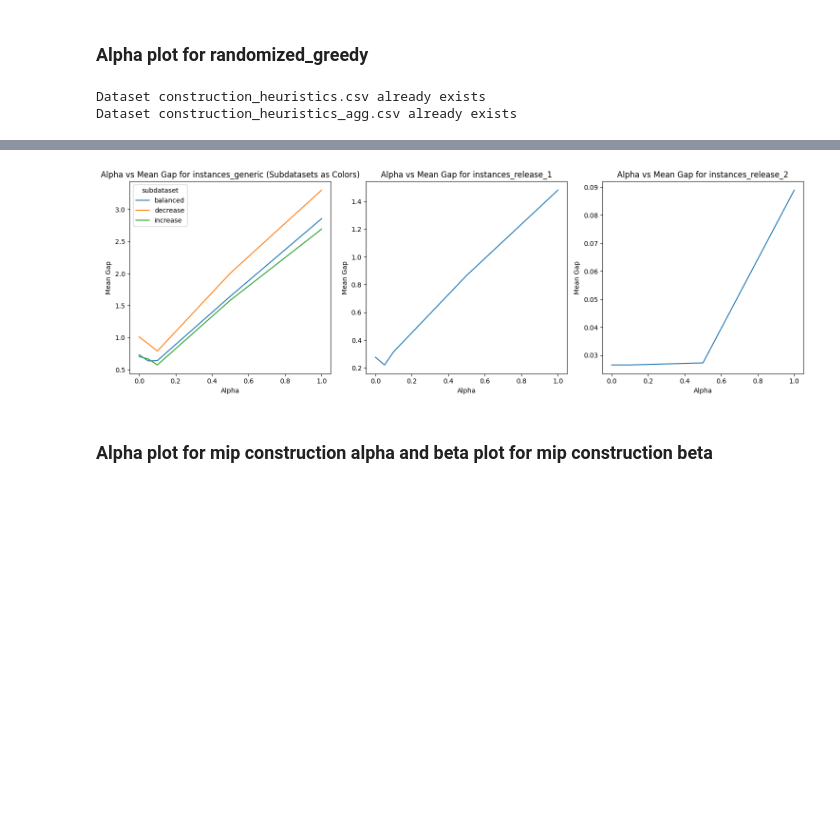
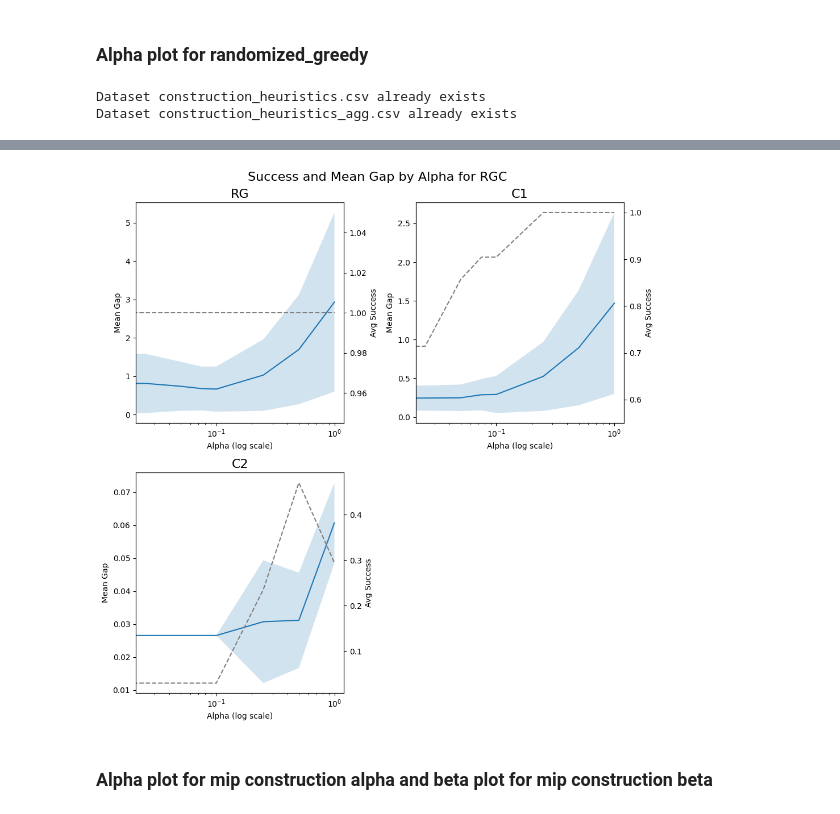
Before and after one commit to jsalvasoler/trigger_arc_tsp, a Jupyter notebook: notebooks/tables_and_figures.ipynb, the cells around one changed output, grey strips where cells are left out. Drawn from its saved outputs; the diff is of its cells as text; code cells hidden in the pictures; blank space fills up the shorter version.

Commit message:
feat: results on latex

```diff
--- a/notebooks/tables_and_figures.ipynb
+++ b/notebooks/tables_and_figures.ipynb
@@ -57,9 +63,9 @@ Five heuristics were tested:
 # define map of results directories timestamp per method and instance_set
 results_map = {
     "randomized_greedy": {
-        "instances_generic": "20250723_190803",
-        "instances_release_1": "20250722_113250",
-        "instances_release_2": "20250722_120238"
+        "instances_generic": "20250730_212618",
+        "instances_release_1": "20250730_205756",
+        "instances_release_2": "20250730_204538"
     },
     "mip_randomized_construction_bias": {
         "instances_generic": "20250723_194140",
@@ -224,7 +230,7 @@ def get_results(rebuild: bool = False, rebuild_agg: bool = False) -> pd.DataFram
 
     return results_agg
 
-results = get_results(rebuild=False, rebuild_agg=False)
+results = get_results(rebuild=True, rebuild_agg=True)
 
 display(results.head())
 print(f"Number of rows: {len(results)}")
@@ -260,38 +321,59 @@ results.replace([np.inf, -np.inf], np.nan, inplace=True)
 # Alpha plot for randomized_greedy
 rg = results[results["method"] == "randomized_greedy"]
 
-# Compute avg gap and std per dataset, subdataset, and alpha value
-rg_avg_gap = rg.groupby(['dataset', 'subdataset', 'alpha'])['gap'].agg(['mean', 'std']).reset_index()
+# Compute avg gap and std per dataset, subdataset, and alpha value, ignoring NaNs
+rg_avg_gap = rg.groupby(['dataset', 'alpha'])['gap'].agg(['mean', lambda x: np.std(x.dropna())]).reset_index()
+rg_avg_gap.rename(columns={'<lambda_0>': 'std'}, inplace=True)
 
-# Compute avg gap and std per dataset and alpha value
+# Compute avg gap and std per dataset and alpha value, ignoring NaNs
 rg_dataset_avg_gap = rg.groupby(['dataset', 'alpha']).agg(
     avg_gap=('gap', 'mean'),
-    std_gap=('gap', 'std'),
+    std_gap=('gap', lambda x: np.std(x.dropna())),
     avg_success=('success', 'mean')
 ).reset_index()
 display(rg_dataset_avg_gap)
 
+# print total avg gap for each alpha
+
 # Separate plots for generic and release datasets
 datasets = rg['dataset'].unique()
 
-fig, axes = plt.subplots(1, len(datasets), figsize=(5 * len(datasets), 5), sharey=False)
+# clear old plots
+plt.close('all')
 
+fig, axes = plt.subplots(2, 2, figsize=(10, 10), sharey=False)
+axes = axes.flatten()
+axes[-1].set_visible(False)  # Leave one square empty
+
+fig.suptitle("Success and Mean Gap by Alpha for RGC", fontsize=16)
+fig.set_tight_layout(True)
 for ax, dataset in zip(axes, datasets):
     dataset_data = rg_avg_gap[rg_avg_gap['dataset'] == dataset]
+    dataset_success_data = rg_dataset_avg_gap[rg_dataset_avg_gap['dataset'] == dataset]
 
-    if dataset == 'instances_generic':
-        # Plot each subdataset in a different color for generic
-        sns.lineplot(x="alpha", y="mean", data=dataset_data, hue="subdataset", ax=ax)
-        ax.set_title(f"Alpha vs Mean Gap for {dataset} (Subdatasets as Colors)")
-    else:
-        # Single color for release datasets
-        sns.lineplot(x="alpha", y="mean", data=dataset_data, ax=ax)
-        ax.set_title(f"Alpha vs Mean Gap for {dataset}")
+    ax2 = ax.twinx()  # Create a secondary y-axis
 
-    ax.set_xlabel("Alpha")
+    # Plot mean gap
+    sns.lineplot(x="alpha", y="mean", data=dataset_data, hue=None, ax=ax)
+    ax.fill_between(dataset_data['alpha'],
+                    dataset_data['mean'] - dataset_data['std'],
+                    dataset_data['mean'] + dataset_data['std'],
+                    alpha=0.2)
+
+    # Plot avg_success on the secondary y-axis
+    sns.lineplot(x="alpha", y="avg_success", data=dataset_success_data, ax=ax2, color='gray', linestyle='--')
+
+    ax.set_xscale('log')  # Set x-axis to logarithmic scale
+    ax.set_title(f"{rename_dataset.get(dataset)}", fontsize=16)
+    ax.set_xlabel("Alpha (log scale)")
     ax.set_ylabel("Mean Gap")
+    ax2.set_ylabel("Avg Success")
+
 
 plt.tight_layout()
+import os
+os.makedirs('../report/figures', exist_ok=True)
+plt.savefig('../report/figures/alpha_vs_mean_gap_randomized_greedy.png')
 plt.show()
 # %% [output]
 Dataset construction_heuristics.csv already exists
@@ -315,4 +398,4 @@ Dataset construction_heuristics_agg.csv already exists
-[figure, old version]
+[figure, new version]
 # %% [markdown]
 ### Alpha plot for mip construction alpha and beta plot for mip construction beta
 # %%
```
Also changed, not shown: parts of 8 cells of this notebook, 5 other files.
